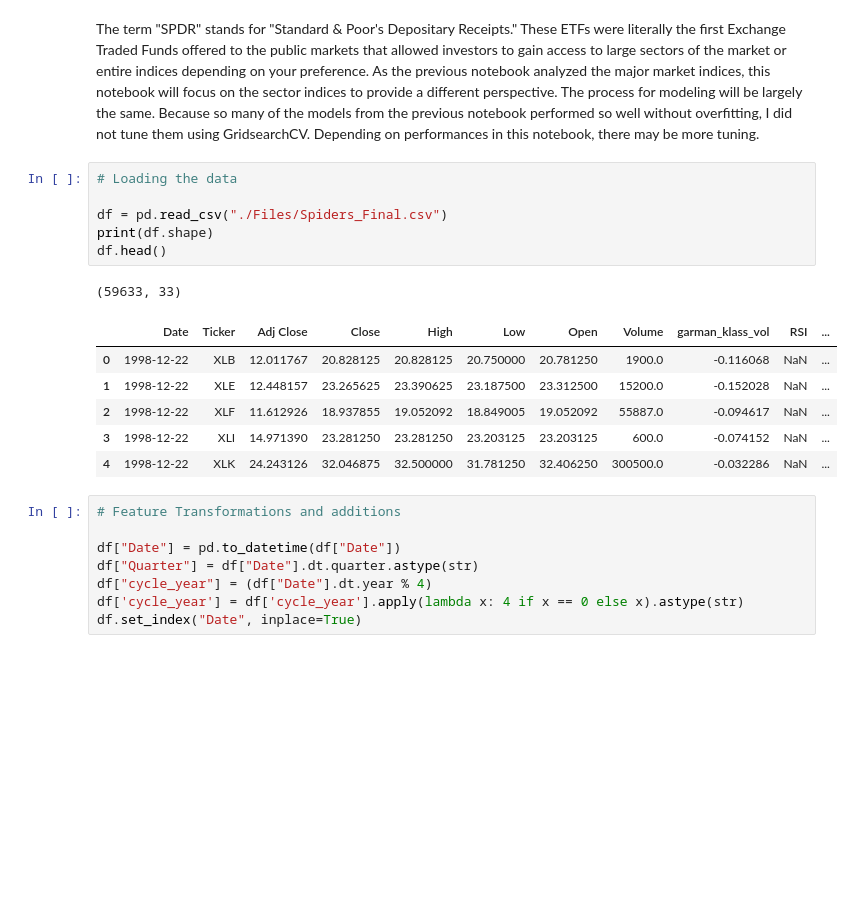
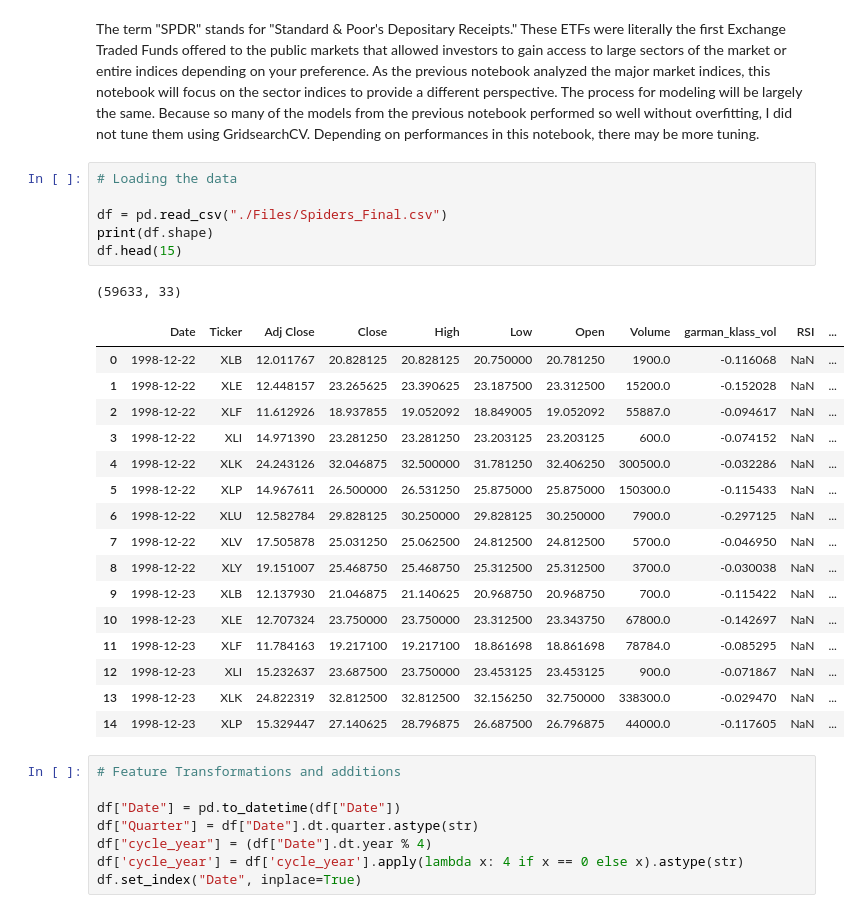
Before and after one commit to dvdhartsman/Stock_Market_Analysis, a Jupyter notebook: 2a_SPDR_ETF_modeling.ipynb, the cells around one changed output. Drawn from its saved outputs; the diff is of its cells as text; blank space fills up the shorter version.

```diff
--- a/2a_SPDR_ETF_modeling.ipynb
+++ b/2a_SPDR_ETF_modeling.ipynb
@@ -119,17 +119,27 @@ The term "SPDR" stands for "Standard & Poor's Depositary Receipts." These ETFs w
 # %%
 # Loading the data
 
 df = pd.read_csv("./Files/Spiders_Final.csv")
 print(df.shape)
-df.head()
+df.head(15)
 # %% [output]
 (59633, 33)
 |  | Date | Ticker | Adj Close | Close | High | Low | Open | Volume | garman_klass_vol | RSI | ... |
 | 0 | 1998-12-22 | XLB | 12.011767 | 20.828125 | 20.828125 | 20.750000 | 20.781250 | 1900.0 | -0.116068 | NaN | ... |
 | 1 | 1998-12-22 | XLE | 12.448157 | 23.265625 | 23.390625 | 23.187500 | 23.312500 | 15200.0 | -0.152028 | NaN | ... |
 | 2 | 1998-12-22 | XLF | 11.612926 | 18.937855 | 19.052092 | 18.849005 | 19.052092 | 55887.0 | -0.094617 | NaN | ... |
 | 3 | 1998-12-22 | XLI | 14.971390 | 23.281250 | 23.281250 | 23.203125 | 23.203125 | 600.0 | -0.074152 | NaN | ... |
 | 4 | 1998-12-22 | XLK | 24.243126 | 32.046875 | 32.500000 | 31.781250 | 32.406250 | 300500.0 | -0.032286 | NaN | ... |
+| 5 | 1998-12-22 | XLP | 14.967611 | 26.500000 | 26.531250 | 25.875000 | 25.875000 | 150300.0 | -0.115433 | NaN | ... |
+| 6 | 1998-12-22 | XLU | 12.582784 | 29.828125 | 30.250000 | 29.828125 | 30.250000 | 7900.0 | -0.297125 | NaN | ... |
+| 7 | 1998-12-22 | XLV | 17.505878 | 25.031250 | 25.062500 | 24.812500 | 24.812500 | 5700.0 | -0.046950 | NaN | ... |
+| 8 | 1998-12-22 | XLY | 19.151007 | 25.468750 | 25.468750 | 25.312500 | 25.312500 | 3700.0 | -0.030038 | NaN | ... |
+| 9 | 1998-12-23 | XLB | 12.137930 | 21.046875 | 21.140625 | 20.968750 | 20.968750 | 700.0 | -0.115422 | NaN | ... |
+| 10 | 1998-12-23 | XLE | 12.707324 | 23.750000 | 23.750000 | 23.312500 | 23.343750 | 67800.0 | -0.142697 | NaN | ... |
+| 11 | 1998-12-23 | XLF | 11.784163 | 19.217100 | 19.217100 | 18.861698 | 18.861698 | 78784.0 | -0.085295 | NaN | ... |
+| 12 | 1998-12-23 | XLI | 15.232637 | 23.687500 | 23.750000 | 23.453125 | 23.453125 | 900.0 | -0.071867 | NaN | ... |
+| 13 | 1998-12-23 | XLK | 24.822319 | 32.812500 | 32.812500 | 32.156250 | 32.750000 | 338300.0 | -0.029470 | NaN | ... |
+| 14 | 1998-12-23 | XLP | 15.329447 | 27.140625 | 28.796875 | 26.687500 | 26.796875 | 44000.0 | -0.117605 | NaN | ... |
 # %%
 # Feature Transformations and additions
 
```
Also changed, not shown: parts of 1 cell of this notebook, 7 other files.
